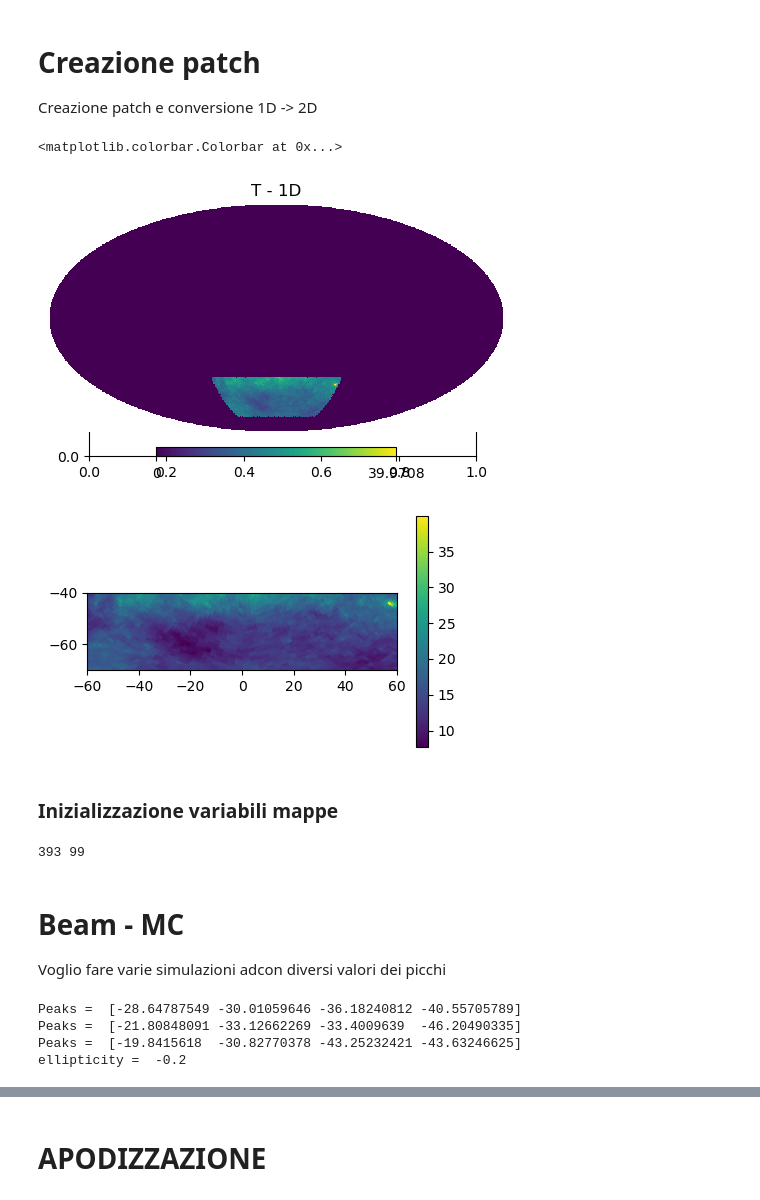
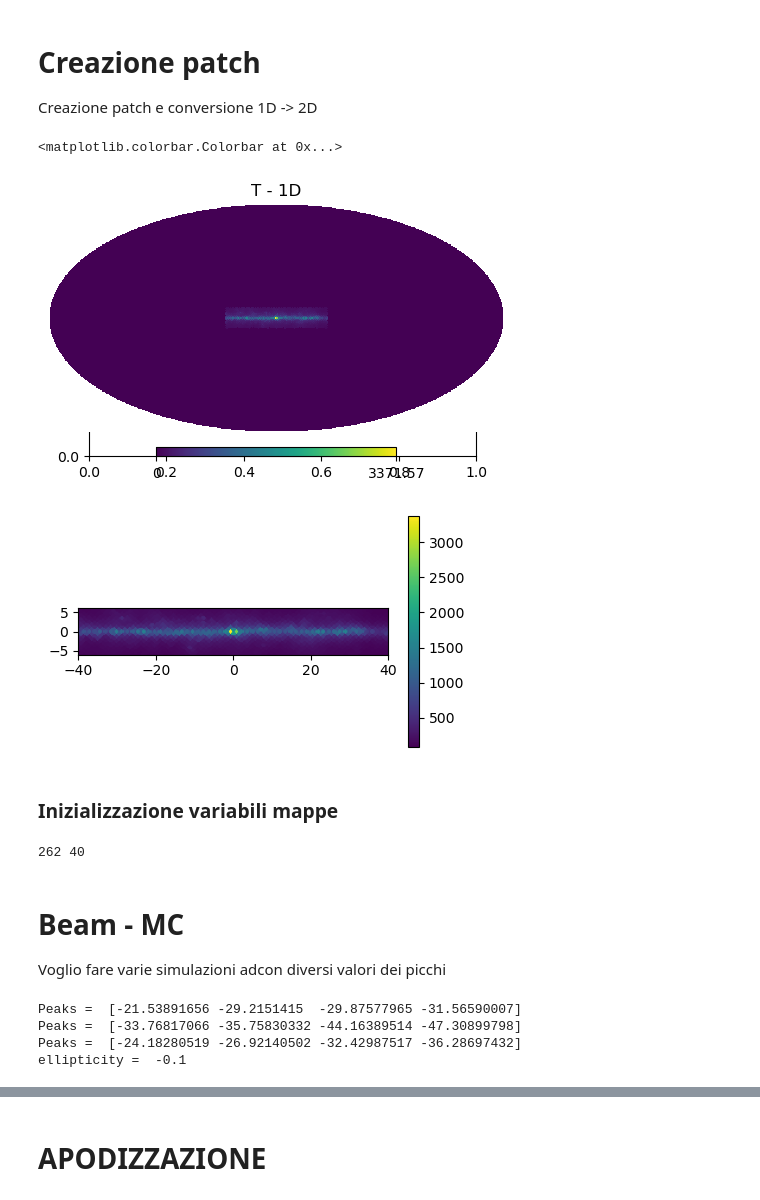
Before and after one commit to racheleguidettii/MastersThesis, a Jupyter notebook: PySMmaps/Patch_Beam_altezza.ipynb, the cells around one changed output, grey strips where cells are left out. Drawn from its saved outputs; the diff is of its cells as text; code cells hidden in the pictures.

```diff
--- a/PySMmaps/Patch_Beam_altezza.ipynb
+++ b/PySMmaps/Patch_Beam_altezza.ipynb
@@ -106,10 +106,21 @@ With nside = 64, the pixel size is 54.96778258907849 arcmin (0.9161297098179748
 Creazione patch e conversione 1D -> 2D
 # %%
 # patch
-RA1 = -60
-RA2 = 60
-dec1 = -70
-dec2 = -40
+#RA1 = -60
+#RA2 = 60
+#dec1 = -70
+#dec2 = -40
+
+#RA1 = -110
+#RA2 = 80
+#dec1 = -20
+#dec2 = 30
+
+RA1 = -40
+RA2 = 40
+dec1 = -6
+dec2 = 6
+
 idxs, resol = create_rectangular_patch([RA1, RA2], [dec1, dec2], nside)
 
 
@@ -140,63 +151,37 @@ maps_2d = {}
 extent=(RA1, RA2, dec1, dec2)
 
 bands = ['40', '60', '78', '100', '140', '195', '280', '402']
 types = ['I', 'Q', 'U']
 
-'''
-for band in bands:
-    for map_type in types:
 
-
-        map_name = f"{map_type}{band}"
-        map_data = globals()[map_name]
-        variable_prefix = f"{map_type}{band}"
-
-        CMB = f"{map_type}_map"
-
-        mp_hp, ra_hp, dec_hp = convert2grid(map_data, nside, resol/3, [RA1, RA2], [dec1, dec2], method='healpy', fill_nan=True)
-
-        maps_2d[f"mp_hp_{variable_prefix}"] = mp_hp
-        maps_2d[f"ra_hp_{variable_prefix}"] = ra_hp
-        maps_2d[f"dec_hp_{variable_prefix}"] = dec_hp
-        #print(f"Stored variables for: {variable_prefix}")
-'''
 
 for band in bands:
     for map_type in types:
-        # Construct the map names
         map_name = f"{map_type}{band}"
-        #cmb_map_name = f"{map_type}_map"
 
 
         map_data = globals()[map_name]
 
-
-        #cmb_map = globals()[cmb_map_name]
+        mp_hp, ra_hp, dec_hp = convert2grid(map_data, nside, resol/3, [RA1, RA2], [dec1, dec2], method='healpy', fill_nan=True)
 
 
-
-        mp_hp, ra_hp, dec_hp = convert2grid(map_data, nside, resol/3, [RA1, RA2], [dec1, dec2], method='healpy', fill_nan=True)
-
-        # Store the converted maps
         variable_prefix = f"{map_type}{band}"
-        maps_2d[f"mp_hp_{variable_prefix}"] = mp_hp #+ cmb_map
+        maps_2d[f"mp_hp_{variable_prefix}"] = mp_hp
         maps_2d[f"ra_hp_{variable_prefix}"] = ra_hp
         maps_2d[f"dec_hp_{variable_prefix}"] = dec_hp
-
-        # Optionally, you can print a confirmation message
 
 #####################################################################################################
 fig, ax = plt.subplots(figsize=(5, 3))
 hp.mollview(I40, title='T - 1D', fig=fig.number)
 
 
 plt.figure(figsize=(5, 3))
 plt.imshow(maps_2d['mp_hp_I40'],origin='lower', extent=extent)
 plt.colorbar()
 # %% [output]
 <matplotlib.colorbar.Colorbar at 0x...>
-[figure, old version]
+[figure, new version]
-[figure, old version]
+[figure, new version]
 # %% [markdown]
 ### Inizializzazione variabili mappe
 # %%
@@ -231,7 +216,7 @@ U_maps = {
     100: maps_2d['mp_hp_U100'], 140: maps_2d['mp_hp_U140'], 195: maps_2d['mp_hp_U195'],
     280: maps_2d['mp_hp_U280'], 402: maps_2d['mp_hp_U402']}
 # %% [output]
-393 99
+262 40
 # %% [markdown]
 # Beam - MC
 Voglio fare varie simulazioni adcon diversi valori dei picchi
@@ -256,8 +241,8 @@ for i in range(num_beam):
 
 
 # VARIABLES
-FWHM_x = 1  #degrees
-FWHM_y = 1.5  #degrees
+FWHM_x = 4.5  # degrees
+FWHM_y = 5.5  # degrees
 
 
 ellipticity = (FWHM_x - FWHM_y) / (FWHM_x + FWHM_y)
@@ -270,10 +255,10 @@ r = 100 # width of the rings
 theta = 0 # angle of rotation of the beam
 a = 1 # major axis of ellipses
 # %% [output]
-Peaks =  [-28.64787549 -30.01059646 -36.18240812 -40.55705789]
-Peaks =  [-21.80848091 -33.12662269 -33.4009639  -46.20490335]
-Peaks =  [-19.8415618  -30.82770378 -43.25232421 -43.63246625]
-ellipticity =  -0.2
+Peaks =  [-21.53891656 -29.2151415  -29.87577965 -31.56590007]
+Peaks =  [-33.76817066 -35.75830332 -44.16389514 -47.30899798]
+Peaks =  [-24.18280519 -26.92140502 -32.42987517 -36.28697432]
+ellipticity =  -0.1
 # %%
 ##########################################################################################################
 
```
Also changed, not shown: parts of 13 cells of this notebook.
